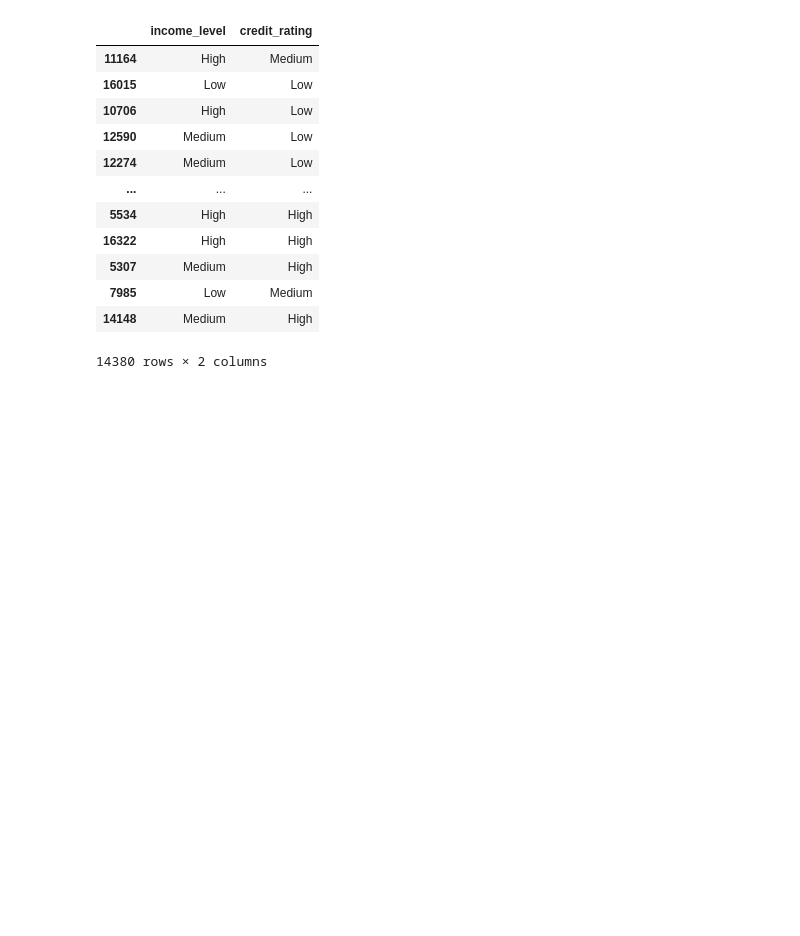
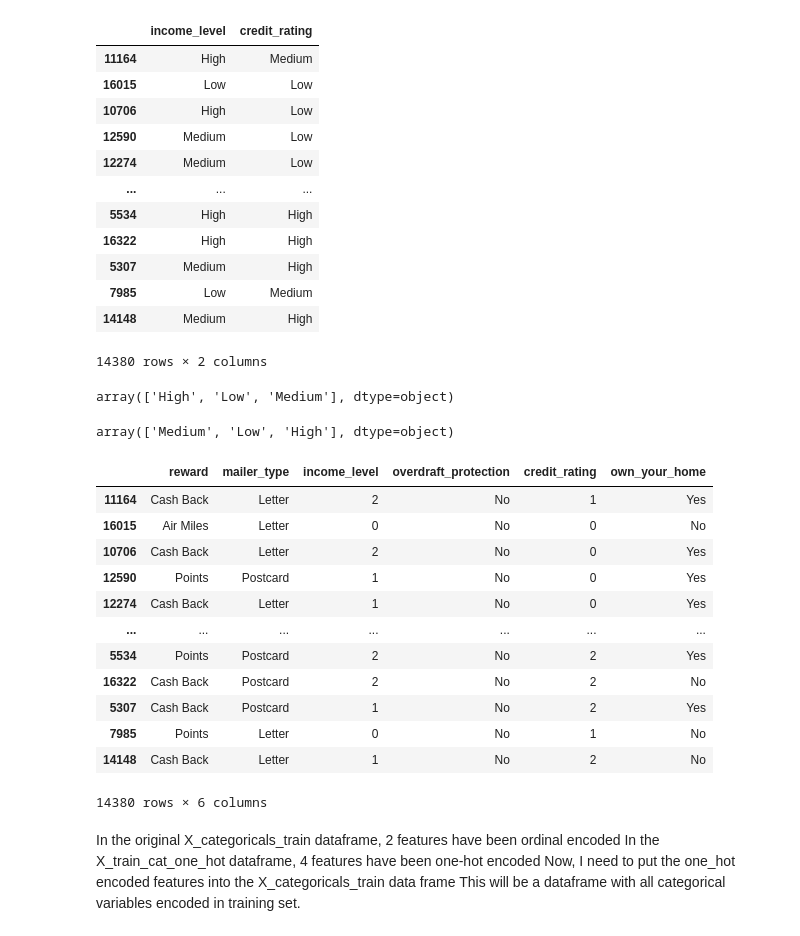
Before and after one commit to hollyjanedalton/mid_bootcamp_project, a Jupyter notebook: Building models.ipynb, the cells around one changed output. Saved outputs shown, nothing was run; the diff lists cells and outputs as text; code cells hidden in the pictures; blank space fills up the shorter version.

```diff
--- a/Building models.ipynb
+++ b/Building models.ipynb
@@ -249,3 +260,36 @@ ordinal_coded_columns
 | 7985 | Low | Medium |
 | 14148 | Medium | High |
 14380 rows × 2 columns
+# %%
+X_categoricals_train['income_level'].unique()
+# %% [output]
+array(['High', 'Low', 'Medium'], dtype=object)
+# %%
+X_categoricals_train["income_level"] = X_categoricals_train["income_level"].map({"Low": 0, "Medium": 1, "High": 2})
+# %%
+X_categoricals_train['credit_rating'].unique()
+# %% [output]
+array(['Medium', 'Low', 'High'], dtype=object)
+# %%
+X_categoricals_train['credit_rating'] = X_categoricals_train['credit_rating'].map({"Low": 0, "Medium": 1, "High": 2})
+# %%
+X_categoricals_train
+# %% [output]
+|  | reward | mailer_type | income_level | overdraft_protection | credit_rating | own_your_home |
+| 11164 | Cash Back | Letter | 2 | No | 1 | Yes |
+| 16015 | Air Miles | Letter | 0 | No | 0 | No |
+| 10706 | Cash Back | Letter | 2 | No | 0 | Yes |
+| 12590 | Points | Postcard | 1 | No | 0 | Yes |
+| 12274 | Cash Back | Letter | 1 | No | 0 | Yes |
+| ... | ... | ... | ... | ... | ... | ... |
+| 5534 | Points | Postcard | 2 | No | 2 | Yes |
+| 16322 | Cash Back | Postcard | 2 | No | 2 | No |
+| 5307 | Cash Back | Postcard | 1 | No | 2 | Yes |
+| 7985 | Points | Letter | 0 | No | 1 | No |
+| 14148 | Cash Back | Letter | 1 | No | 2 | No |
+14380 rows × 6 columns
+# %% [markdown]
+In the original X_categoricals_train dataframe, 2 features have been ordinal encoded
+In the X_train_cat_one_hot dataframe, 4 features have been one-hot encoded
+Now, I need to put the one_hot encoded features into the X_categoricals_train data frame
+This will be a dataframe with all categorical variables encoded in training set.
```
Also changed, not shown: parts of 22 cells of this notebook.
